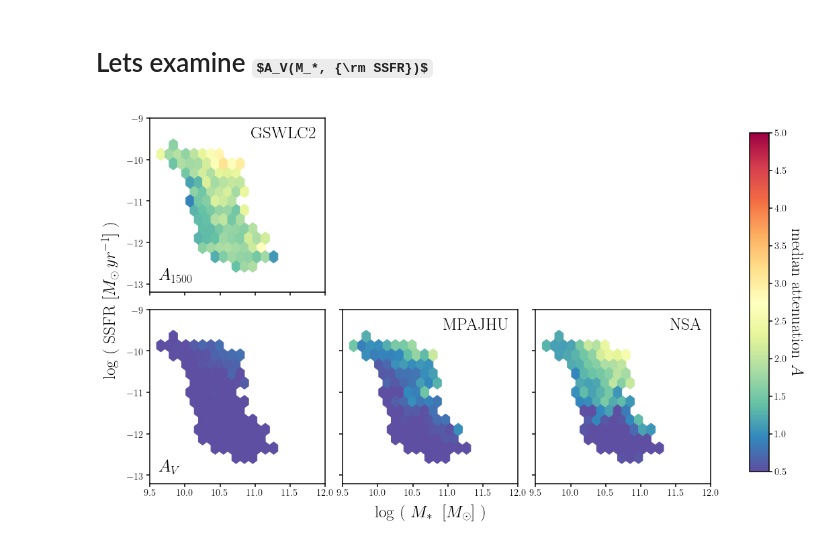
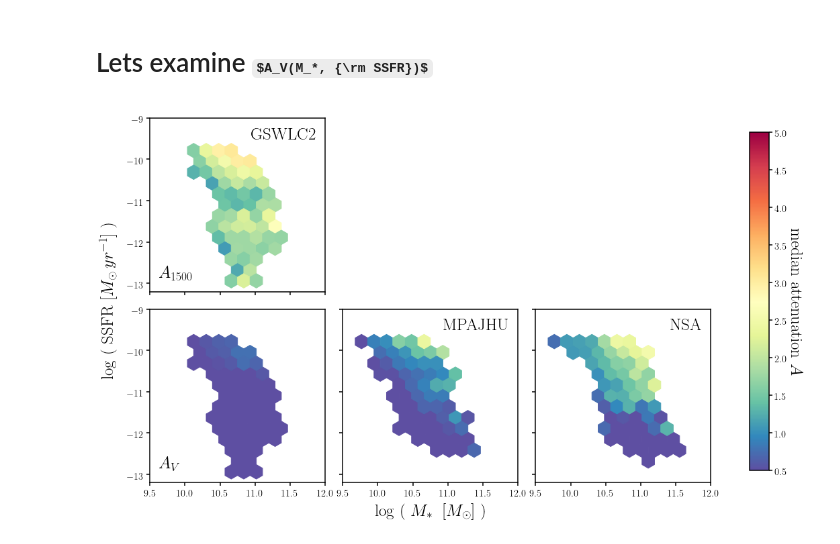
Before and after one commit to IQcollaboratory/galpopFM, a Jupyter notebook: nb/gswlc_sdss_Av.ipynb, the cells around one changed output. Drawn from its saved outputs; the diff is of its cells as text; code cells hidden in the pictures; some formulas as TeX source.

```diff
--- a/nb/gswlc_sdss_Av.ipynb
+++ b/nb/gswlc_sdss_Av.ipynb
@@ -46,8 +48,8 @@ Table length=2
 # %%
 # read MPA-JHU catalog
 
-# dat_dir = '/Users/tjitske/Documents/Projects/QuenchedIsolatedGalaxiesWorkshop/SDSSspectra/'
-dat_dir = os.path.join(os.environ['GALPOPFM_DIR'], 'obs')
+dat_dir = '/Users/tjitske/Documents/Projects/QuenchedIsolatedGalaxiesWorkshop/SDSSspectra/'
+#dat_dir = os.path.join(os.environ['GALPOPFM_DIR'], 'obs')
 
 hdu = fits.open(os.path.join(dat_dir, 'gal_info_dr7_v5_2.fit'))
 tab = hdu[1].data
@@ -91,14 +93,21 @@ tinker = Catalog('tinker')
 # %%
-columns = [tinker.data['NSA_PLATE'], tinker.data['NSA_FIBERID'], tinker.data['NSA_MJD'],
-           tinker.data['log.M_star'], tinker.data['log.ssfr'], tinker.data['NSA_AV']]
-names = ['PLATEID', 'FIBERID', 'MJD', 'LOGMSTAR_VAGC', 'LOGSSFR_VAGC', 'AV_VAGC']
+#columns = [tinker.data['NSA_PLATE'], tinker.data['NSA_FIBERID'], tinker.data['NSA_MJD'],
+#           tinker.data['log.M_star'], tinker.data['log.ssfr'], tinker.data['NSA_AV']]
+tinker.close()
+tinker = h5.File('../../../DATA/tinker_SDSS_centrals_M9.7.valueadd.hdf5')
+columns = [tinker['PLATE'][:], tinker['FIBERID'][:], tinker['MJD'][:],
+           np.log10(tinker['ms_tinker'][:]), tinker['sfr_tinker'][:], tinker['AV'][:],
+          tinker['ABSMAG'][:,0], tinker['ABSMAG'][:,1], tinker['ABSMAG'][:,3], tinker['ABSMAG'][:,4]]
+
+names = ['PLATEID', 'FIBERID', 'MJD', 'LOGMSTAR_VAGC', 'LOGSSFR_VAGC', 'AV_VAGC',
+         'FUV_VAGC', 'NUV_VAGC', 'g_VAGC', 'r_VAGC']
 T_tinker = aTable.Table(columns, names=names)
 # %%
 # select galaxies within observational selection cut
 has_spec = T_tinker['PLATEID'] != -999. # limit to ones that have spectra (this is already discrepant with the paper)
 
-sdss_M_fuv, sdss_M_nuv, _, sdss_M_g, sdss_M_r, _, _ = tinker.data['NSA_ABSMAG'].T
-sdss_nmgy_fuv, sdss_nmgy_nuv = tinker.data['NSA_NMGY'][:,0], tinker.data['NSA_NMGY'][:,1]
+sdss_M_fuv, sdss_M_nuv, _, sdss_M_g, sdss_M_r, _, _ = tinker['ABSMAG'][:,:].T
+sdss_nmgy_fuv, sdss_nmgy_nuv = tinker['NMGY'][:,0], tinker['NMGY'][:,1]
 
 obs_cuts = ((sdss_M_r < -20.) &
         (sdss_M_fuv != -999) & (sdss_M_fuv < -13.5) &
@@ -197,14 +214,14 @@ sub.legend(loc='upper right', fontsize=20)
 # %% [markdown]
 # Lets examine $A_V(M_*, {\rm SSFR})$
 # %%
-logm = T_alljoint['LOGMSTAR_VAGC']
-logssfr = T_alljoint['LOGSSFR_VAGC']
+#logm = T_alljoint['LOGMSTAR_VAGC']
+#logssfr = T_alljoint['LOGSSFR_VAGC']
 mincnt = 5
 
 fig = plt.figure(figsize=(16, 10))
 sub = fig.add_subplot(231)
-sub.hexbin(logm, logssfr, C=T_alljoint['A1500_gswlc'], reduce_C_function=np.median, gridsize=18,
-           vmin=0.5, vmax=5., mincnt=5, cmap='Spectral_r')
+sub.hexbin(T_alljoint['LOGMSTAR_gswlc'], T_alljoint['LOGSFR_gswlc']-T_alljoint['LOGMSTAR_gswlc'], C=T_alljoint['A1500_gswlc'], reduce_C_function=np.median, gridsize=14,
+           vmin=0.5, vmax=5., mincnt=5, cmap='Spectral_r', extent = [9.5, 12., -13.2, -9.])
 sub.text(0.05, 0.05, r'$A_{1500}$',
         ha='left', va='bottom', transform=sub.transAxes, fontsize=25)
 sub.text(0.95, 0.95, r'GSWLC2',
@@ -214,44 +231,44 @@ sub.set_xticklabels([])
 sub.set_ylim([-13.2, -9.])
 
 sub = fig.add_subplot(234)
-sub.hexbin(logm, logssfr, C=T_alljoint['AV_gswlc'], reduce_C_function=np.median, gridsize=18,
-           vmin=0.5, vmax=5., mincnt=5, cmap='Spectral_r')
+sub.hexbin(T_alljoint['LOGMSTAR_gswlc'], T_alljoint['LOGSFR_gswlc']-T_alljoint['LOGMSTAR_gswlc'], C=T_alljoint['AV_gswlc'], reduce_C_function=np.median, gridsize=14,
+           vmin=0.5, vmax=5., mincnt=5, cmap='Spectral_r', extent = [9.5, 12., -13.2, -9.])
 sub.text(0.05, 0.05, r'$A_V$',
         ha='left', va='bottom', transform=sub.transAxes, fontsize=25)
 sub.set_xlim([9.5, 12.])
 sub.set_ylim([-13.2, -9.])
 
 sub = fig.add_subplot(235)
-sub.hexbin(logm, logssfr, C=T_alljoint['AV_MPAJHU'], reduce_C_function=np.median, gridsize=18,
-           vmin=0.5, vmax=5., mincnt=5, cmap='Spectral_r')
+sub.hexbin(T_alljoint['LOGMSTAR_mpajhu'], T_alljoint['LOGSFR_mpajhu']-T_alljoint['LOGMSTAR_mpajhu'], C=T_alljoint['AV_MPAJHU'], reduce_C_function=np.median, gridsize=14,
+           vmin=0.5, vmax=5., mincnt=5, cmap='Spectral_r', extent = [9.5, 12., -13.2, -9.])
 sub.text(0.95, 0.95, r'MPAJHU',
         ha='right', va='top', transform=sub.transAxes, fontsize=25)
 sub.set_xlim([9.5, 12.])
 sub.set_ylim([-13.2, -9.])
 sub.set_yticklabels([])
 
 sub = fig.add_subplot(236)
-scs = sub.hexbin(logm, logssfr, C=T_alljoint['AV_VAGC'], reduce_C_function=np.median, gridsize=18,
-           vmin=0.5, vmax=5., mincnt=5, cmap='Spectral_r')
+scs = sub.hexbin(T_alljoint['LOGMSTAR_VAGC'], T_alljoint['LOGSSFR_VAGC'], C=T_alljoint['AV_VAGC'], reduce_C_function=np.median, gridsize=14,
+           vmin=0.5, vmax=5., mincnt=5, cmap='Spectral_r', extent = [9.5, 12., -13.2, -9.])
 sub.text(0.95, 0.95, r'NSA',
         ha='right', va='top', transform=sub.transAxes, fontsize=25)
 sub.set_xlim([9.5, 12.])
 sub.set_ylim([-13.2, -9.])
 sub.set_yticklabels([])
 
 fig.subplots_adjust(wspace=0.1, hspace=0.1, right=0.85)
 
 cbar_ax = fig.add_axes([0.9, 0.15, 0.025, 0.7])
 cbar = fig.colorbar(scs, cax=cbar_ax)
 cbar.ax.set_ylabel(r'median attenuation $A$', labelpad=25, fontsize=25, rotation=270)
 
 bkgd = fig.add_subplot(111, frameon=False)
 bkgd.set_xlabel(r'log ( $M_* \;\;[M_\odot]$ )', labelpad=10, fontsize=25)
 bkgd.set_ylabel(r'log ( SSFR $[M_\odot \, yr^{-1}]$ )', labelpad=20, fontsize=25)
 bkgd.tick_params(labelcolor='none', top=False, bottom=False, left=False, right=False)
 fig.subplots_adjust(wspace=0.1, hspace=0.1)
 
 
-fig.savefig('../doc/paper/figs/av_mssfr_obs.pdf', bbox_inches='tight')
+#fig.savefig('../doc/paper/figs/av_mssfr_obs.pdf', bbox_inches='tight')
 # %% [output]
-[figure, old version]
+[figure, new version]
```
Also changed, not shown: parts of 17 cells of this notebook.
